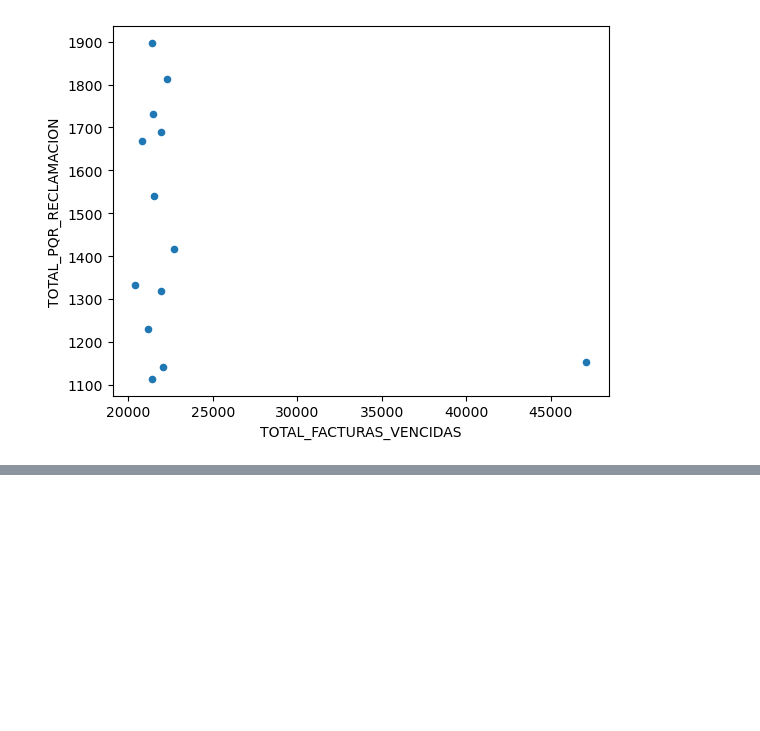
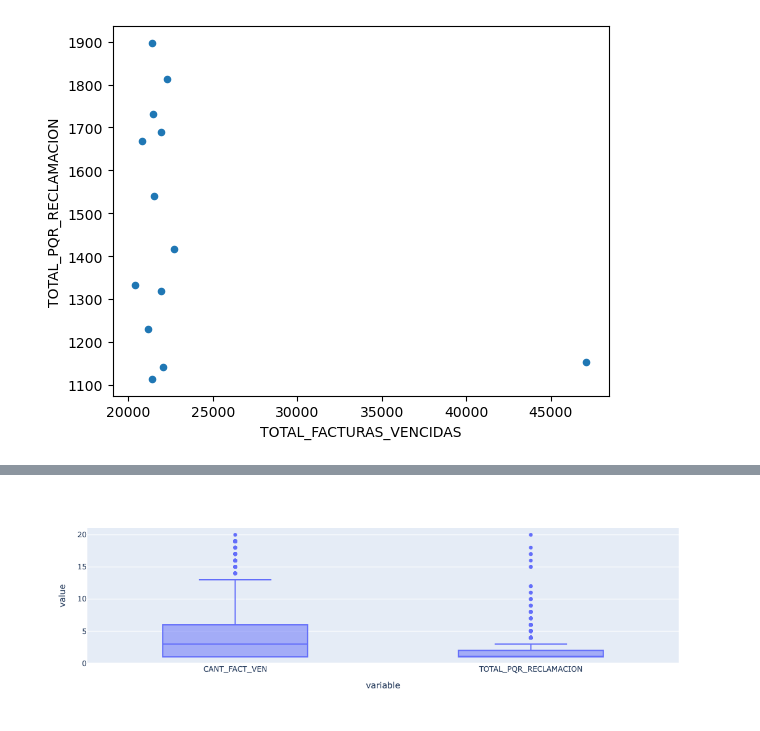
Before and after one commit to coyola95/ANALISIS-EXPLORATORIO-DE-DATOS-CFO, a Jupyter notebook: PREGUNTA_SMART_CO.ipynb, the cells around one changed output, grey strips where cells are left out. Drawn from its saved outputs; the diff is of its cells as text; code cells hidden in the pictures; blank space fills up the shorter version.

Commit message:
analisis_outliers_correlacion

```diff
--- a/PREGUNTA_SMART_CO.ipynb
+++ b/PREGUNTA_SMART_CO.ipynb
@@ -218,0 +255,14 @@ Conclusión: Hay una relación negativa moderada. Cuando una variable aumenta, l
+# %%
+# Importar librería pandas
+import pandas as pd
+import matplotlib.pylab as plt
+import numpy as np
+
+# URL del dataset
+filename = "/Users/christianoyola/Documents/GENERAL/Christian/UNIVERSIDAD/MAESTRIA/SEMESTRE 1/ANALISIS EXPLORATORIO DE DATOS/ANALISIS-EXPLORATORIO-DE-DATOS-CFO/1_BASE_ID.xlsx"
+
+
+# Leer el archivo EXCEL
+df2 = pd.read_excel(filename, engine='openpyxl')
+
+df2
@@ -218,0 +348,5 @@ Conclusión: Hay una relación negativa moderada. Cuando una variable aumenta, l
+# %%
+fig = px.box(df2, y=['CANT_FACT_VEN', 'TOTAL_PQR_RECLAMACION'])
+fig.show()
+# %% [output]
+[figure, added]
```
Also changed, not shown: parts of 43 cells of this notebook.
